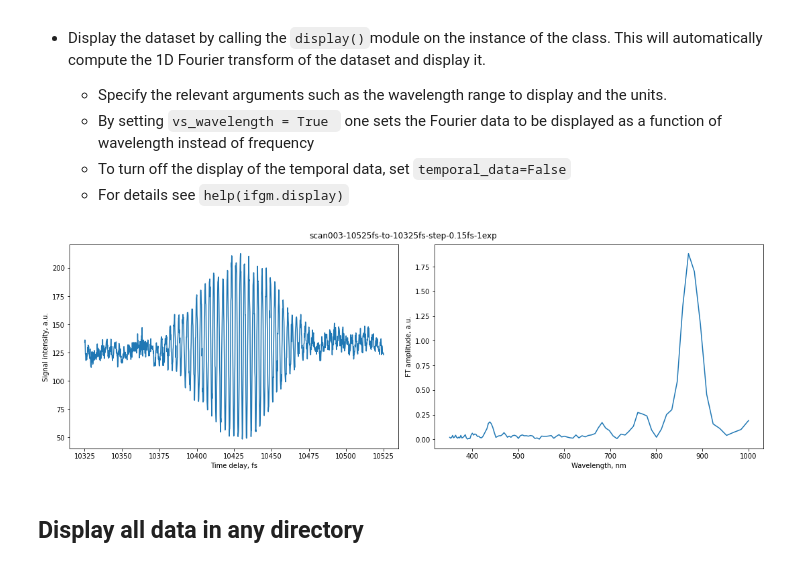
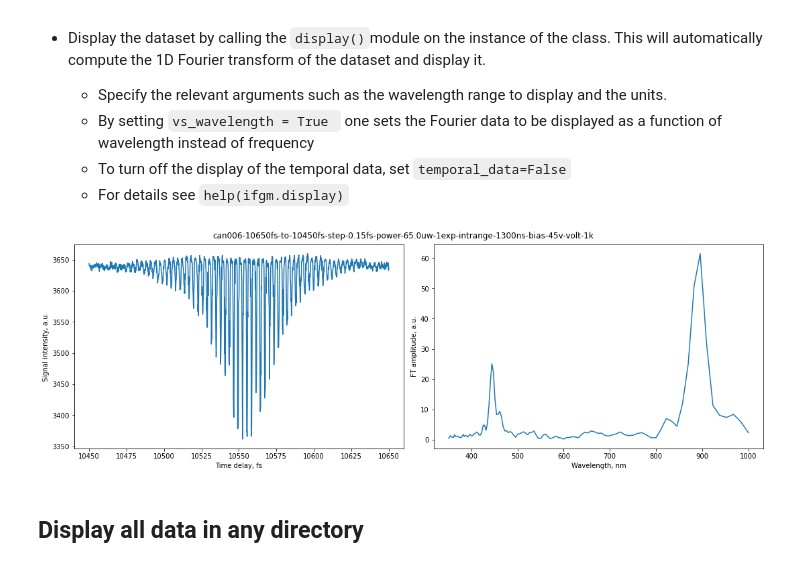
Before and after one commit to pkliui/Interferometry, a Jupyter notebook: Interferogram/docs/InterferogramAnalysis.ipynb, the cells around one changed output. Drawn from its saved outputs; the diff is of its cells as text; code cells hidden in the pictures.

````diff
--- a/Interferogram/docs/InterferogramAnalysis.ipynb
+++ b/Interferogram/docs/InterferogramAnalysis.ipynb
@@ -47,20 +47,20 @@ from Interferogram.classes.interferogram import Interferogram
     * To turn off the display of the temporal data, set ```temporal_data=False```
     * For details see ```help(ifgm.display)```
 # %%
-datapath = os.path.abspath("/Users/Pavel/Documents/project_folder/g2_experiment/data/20210910-delay-tpa/")
-filename = "20210910-scan003-10525fs-to-10325fs-step-0.15fs-1exp.txt"
+datapath = os.path.abspath("/Users/Pavel/Documents/repos/signal-processing/Interferogram/data/")
+filename = "20211014scan006-10650fs-to-10450fs-step-0.15fs-power-65.0uw-1exp-intrange-1300ns-bias-45v-volt-1k.txt"
 
 ifgm = Interferogram(pathtodata = datapath,
                      filetoread = filename,
                      time_units = "fs",
                      time_step = 0.15)
 ifgm.read_data()
 ifgm.display(vs_wavelength=True,
              wav_min = 350,
              wav_max = 1000,
              wav_units = "nm")
 # %% [output]
-[figure, old version]
+[figure, new version]
 # %% [markdown]
 ## Display all data in any directory
 # %% [markdown]
````
Also changed, not shown: parts of 1 cell of this notebook.
